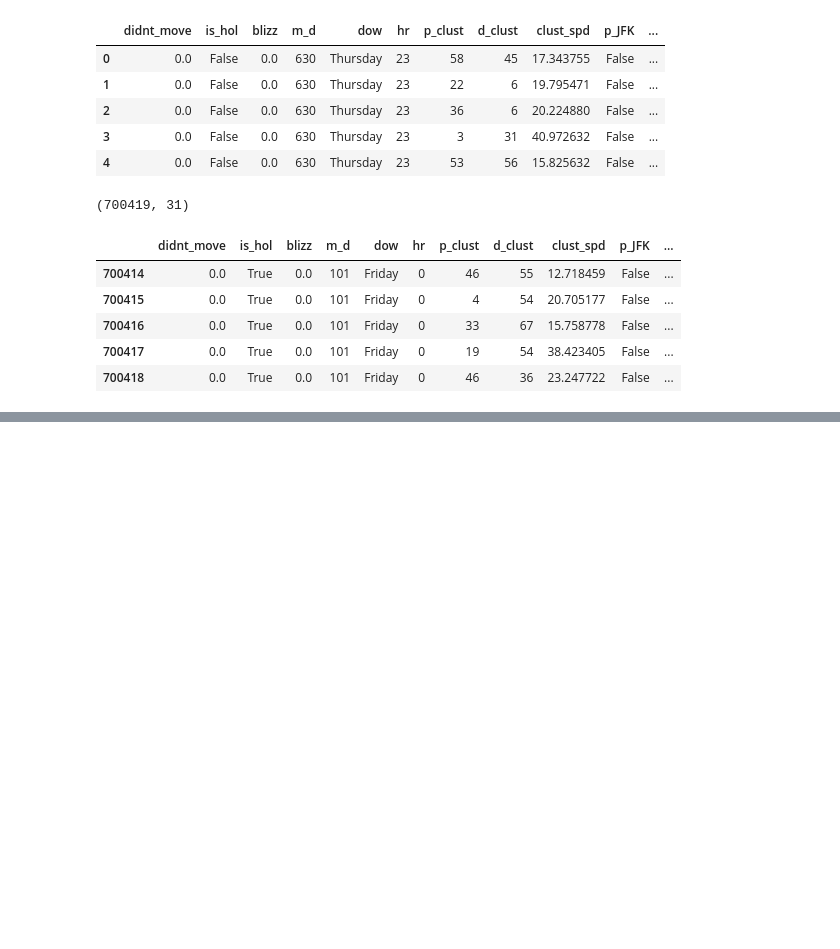
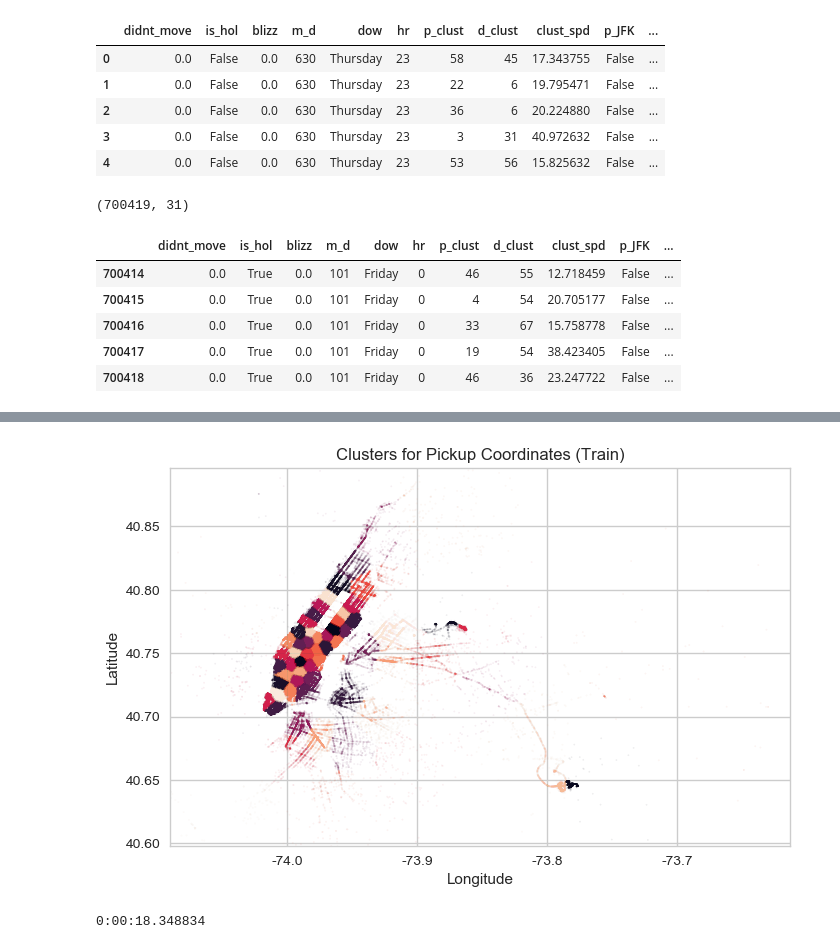
Before and after one commit to eigenSim/dss6a-regression, a Jupyter notebook: choi/171024_1919_attempt_clusters_60_train_and_test.ipynb, the cells around one changed output, grey strips where cells are left out. Saved outputs shown, nothing was run; the diff lists cells and outputs as text; code cells hidden in the pictures; blank space fills up the shorter version.

```diff
--- a/choi/171024_1919_attempt_clusters_60_train_and_test.ipynb
+++ b/choi/171024_1919_attempt_clusters_60_train_and_test.ipynb
@@ -855,0 +871,4 @@ df_testz.to_csv('../_data/test_recent_2048.csv', index=False)
+# %%
+df_train = pd.read_csv('../_data/train_700419_recent_2047.csv',\
+                       usecols=['p_clust', 'd_clust', 'p_lng', 'p_lat', 'd_lng', 'd_lat'])
+df_train.head()
@@ -855,0 +922,21 @@ df_testz.to_csv('../_data/test_recent_2048.csv', index=False)
+# %%
+t0 = datetime.now()
+
+
+plt.scatter(df_train.iloc[:, 2], df_train.iloc[:, 3],\
+            c=df_train.iloc[:, 0], s=1, alpha=0.05)
+
+plt.xlim(-74.090, -73.613)
+plt.ylim(40.598, 40.896)
+plt.xlabel('Longitude')
+plt.ylabel('Latitude')
+plt.title('Clusters for Pickup Coordinates (Train)')
+
+plt.show()
+
+
+t1 = datetime.now()
+print(t1-t0)
+# %% [output]
+[figure, added]
+0:00:18.348834
```
Also changed, not shown: parts of 12 cells of this notebook, 7 other files.
